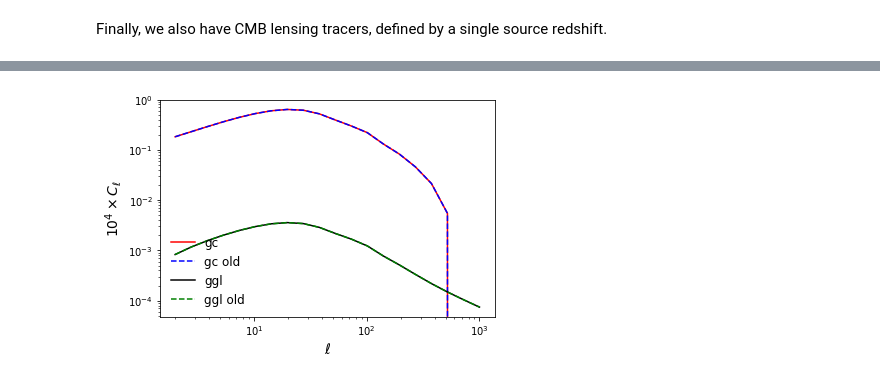
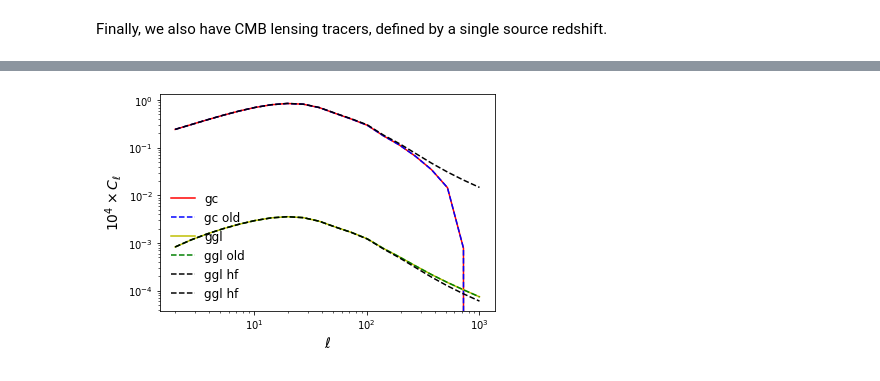
Before and after one commit to LSSTDESC/CCLX, a Jupyter notebook: NonlinearBiasFASTPT.ipynb, the cells around one changed output, grey strips where cells are left out. Saved outputs shown, nothing was run; the diff lists cells and outputs as text; code cells hidden in the pictures.

Commit message:
Cleaned up NonlinearBias notebook and added comparison to CCL built-in halofit

```diff
--- a/NonlinearBiasFASTPT.ipynb
+++ b/NonlinearBiasFASTPT.ipynb
@@ -315,5 +166,7 @@ gc_d1 = ccl.NumberCountsTracer(cosmo, has_rsd=False, dndz=(z,nz1), bias=(z,bz1),
 gc_d2 = ccl.NumberCountsTracer(cosmo, has_rsd=False, dndz=(z,nz1), bias=(z,bz1), mag_bias=None)
 # where will we specify bias values?
 
-cl_gc_nonlin_old = ccl.angular_cl(cosmo, gc_d1, gc_d2, ells, p_of_k_a=pk_gg)
-cl_ggl_nonlin_old = ccl.angular_cl(cosmo, gc_d1, wl_s, ells, p_of_k_a=pk_gm)
+# tracers for the test with halofit
+bz_hf=b_1*np.ones_like(z)
+gc_d1_hf = ccl.NumberCountsTracer(cosmo, has_rsd=False, dndz=(z,nz1), bias=(z,bz_hf), mag_bias=None)
+gc_d2_hf = ccl.NumberCountsTracer(cosmo, has_rsd=False, dndz=(z,nz1), bias=(z,bz_hf), mag_bias=None)
@@ -332,6 +191,6 @@ plt.show()
 # %%
-PTTracer1 = ccl.PTNumberCountsTracer(b1=2.0,b2=1.0,bs=1.0)
-PTTracer2 = ccl.PTNumberCountsTracer(b1=1.5,b2=1.0,bs=1.0)
+PTTracer1 = ccl.PTNumberCountsTracer(b1=b_1,b2=b_2,bs=b_s)
+PTTracer2 = ccl.PTNumberCountsTracer(b1=b_1,b2=b_2,bs=b_s)
 PTmatter = ccl.PTNumberCountsTracer(b1=1.0) # this is a temporary hack. b1=1 is equivalent to DM.
 # %%
 pk_gg=ccl.get_pt_pk(cosmo, ks, sf, tracer_1=PTTracer1, tracer_2=PTTracer2,
@@ -350,7 +204,7 @@ cl_ggl_nonlin = ccl.angular_cl(cosmo, gc_d1, wl_s, ells, p_of_k_a=pk_gm)
 
 #or do it all in one step, which is probably what we want to do to use the tracer info properly.
 #this shows why we want to link the two different types of tracers.
-cl_gc_nonlin2 = ccl.angular_cl(cosmo, gc_d1, gc_d2, ells, ccl.get_pt_pk(cosmo, ks, sf, tracer_1=PTTracer1, tracer_2=PTTracer2,
+cl_gc_nonlin2 = ccl.angular_cl(cosmo, gc_d1, gc_d2, ells, p_of_k_a=ccl.get_pt_pk(cosmo, ks, sf, tracer_1=PTTracer1, tracer_2=PTTracer2,
               pt_object=None, return_pt_object=False, sub_lowk=True, use_nonlin=True))
 cl_ggl_nonlin2 = ccl.angular_cl(cosmo, gc_d1, wl_s, ells, p_of_k_a=ccl.get_pt_pk(cosmo, ks, sf, tracer_1=PTTracer1, tracer_2=PTmatter,
               pt_object=None, return_pt_object=False, sub_lowk=True, use_nonlin=True))
@@ -362,14 +211,21 @@ Warning, you selected a extrap_high that is less than k_max. Therefore no extrap
+# %%
+# Now let's calculate a few quantities with the standard (nonlinear) power spectrum for comparison.
+
+cl_gc_halofit = ccl.angular_cl(cosmo, gc_d1_hf, gc_d2_hf, ells)
+cl_ggl_halofit = ccl.angular_cl(cosmo, gc_d1_hf, wl_s, ells)
 # %%
 # Plot stuff
 plt.plot(ells, 1E4*cl_gc_nonlin2, 'r-', label='gc')
 plt.plot(ells, 1E4*cl_gc_nonlin_old, 'b--', label='gc old')
-plt.plot(ells, 1E4*cl_ggl_nonlin2, 'k-', label='ggl')
+plt.plot(ells, 1E4*cl_ggl_nonlin2, 'y-', label='ggl')
 plt.plot(ells, 1E4*cl_ggl_nonlin_old, 'g--', label='ggl old')
+plt.plot(ells, 1E4*cl_gc_halofit, 'k--', label='ggl hf')
+plt.plot(ells, 1E4*cl_ggl_halofit, 'k--', label='ggl hf')
 plt.xscale('log')
 plt.yscale('log')
 plt.xlabel('$\\ell$', fontsize=14)
 plt.ylabel('$10^4\\times C_\\ell$', fontsize=14)
 plt.legend(loc='lower left', fontsize=12, frameon=False)
 plt.show()
 # %% [output]
-[figure, old version]
+[figure, new version]
```
Also changed, not shown: parts of 30 cells of this notebook.
